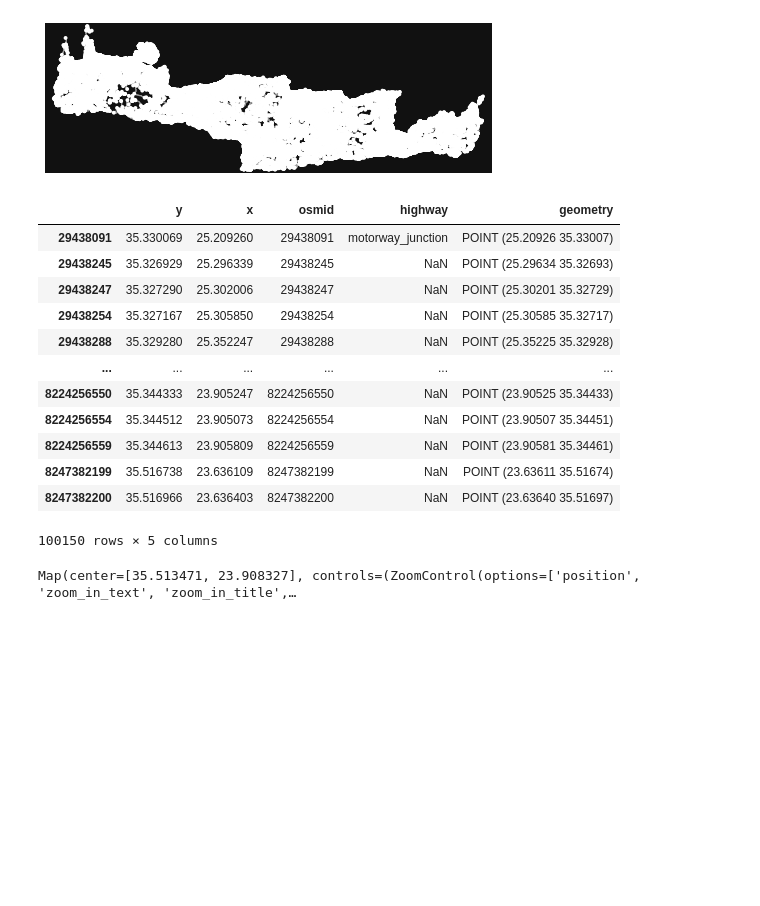
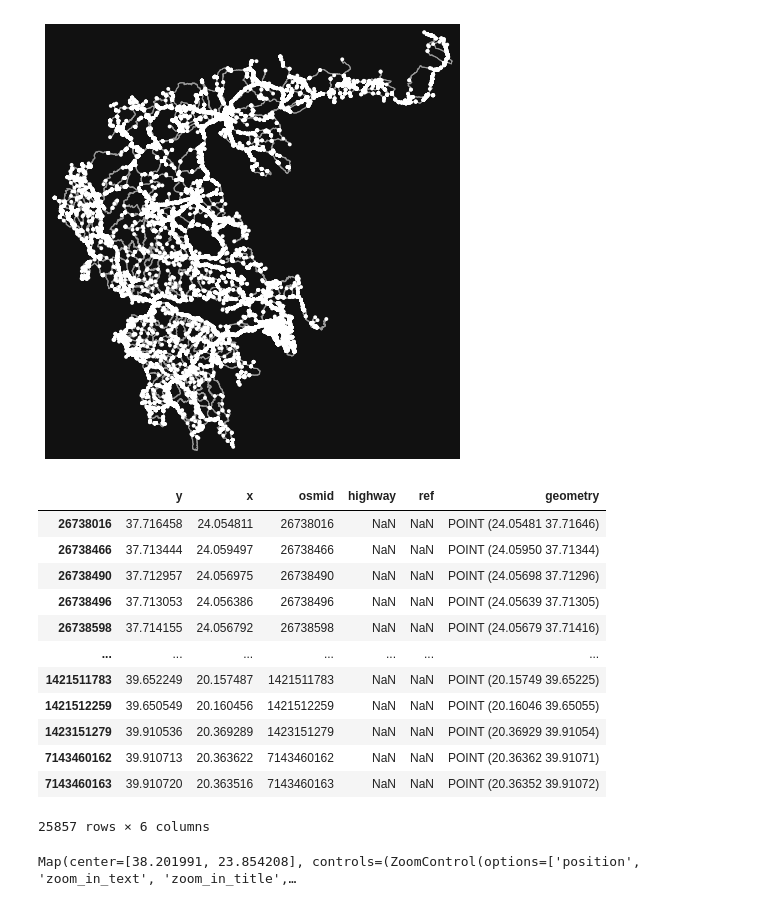
Before and after one commit to cbabalis/osm_project, a Jupyter notebook: src/networkx-osm-zografou.ipynb, the cells around one changed output. Saved outputs shown, nothing was run; the diff lists cells and outputs as text; code cells hidden in the pictures; blank space fills up the shorter version.

```diff
--- a/src/networkx-osm-zografou.ipynb
+++ b/src/networkx-osm-zografou.ipynb
@@ -6,34 +6,36 @@ from shapely.geometry import LineString, mapping
 import geopandas as gpd
 from ipyleaflet import *
 # %%
-place_name = "Zografou, Athens, Greece"
-graph = ox.graph_from_place(place_name)
+place_name = "Greece"
+ox.config(use_cache=True, log_console=True)
+cf = '["highway"~"motorway|motorway_link|trunk|secondary|primary"]'
+graph = ox.graph_from_place(place_name, network_type='drive', custom_filter=cf)
 fig, ax = ox.plot_graph(graph)
 # %% [output]
-[figure, old version]
+[figure, new version]
 # %%
 nodes, edges = ox.graph_to_gdfs(graph)
 nodes
 # %% [output]
-|  | y | x | osmid | highway | geometry |
-| 29438091 | 35.330069 | 25.209260 | 29438091 | motorway_junction | POINT (25.20926 35.33007) |
-| 29438245 | 35.326929 | 25.296339 | 29438245 | NaN | POINT (25.29634 35.32693) |
-| 29438247 | 35.327290 | 25.302006 | 29438247 | NaN | POINT (25.30201 35.32729) |
-| 29438254 | 35.327167 | 25.305850 | 29438254 | NaN | POINT (25.30585 35.32717) |
-| 29438288 | 35.329280 | 25.352247 | 29438288 | NaN | POINT (25.35225 35.32928) |
-| ... | ... | ... | ... | ... | ... |
-| 8224256550 | 35.344333 | 23.905247 | 8224256550 | NaN | POINT (23.90525 35.34433) |
-| 8224256554 | 35.344512 | 23.905073 | 8224256554 | NaN | POINT (23.90507 35.34451) |
-| 8224256559 | 35.344613 | 23.905809 | 8224256559 | NaN | POINT (23.90581 35.34461) |
-| 8247382199 | 35.516738 | 23.636109 | 8247382199 | NaN | POINT (23.63611 35.51674) |
-| 8247382200 | 35.516966 | 23.636403 | 8247382200 | NaN | POINT (23.63640 35.51697) |
+|  | y | x | osmid | highway | ref | geometry |
+| 26738016 | 37.716458 | 24.054811 | 26738016 | NaN | NaN | POINT (24.05481 37.71646) |
+| 26738466 | 37.713444 | 24.059497 | 26738466 | NaN | NaN | POINT (24.05950 37.71344) |
+| 26738490 | 37.712957 | 24.056975 | 26738490 | NaN | NaN | POINT (24.05698 37.71296) |
+| 26738496 | 37.713053 | 24.056386 | 26738496 | NaN | NaN | POINT (24.05639 37.71305) |
+| 26738598 | 37.714155 | 24.056792 | 26738598 | NaN | NaN | POINT (24.05679 37.71416) |
+| ... | ... | ... | ... | ... | ... | ... |
+| 1421511783 | 39.652249 | 20.157487 | 1421511783 | NaN | NaN | POINT (20.15749 39.65225) |
+| 1421512259 | 39.650549 | 20.160456 | 1421512259 | NaN | NaN | POINT (20.16046 39.65055) |
+| 1423151279 | 39.910536 | 20.369289 | 1423151279 | NaN | NaN | POINT (20.36929 39.91054) |
+| 7143460162 | 39.910713 | 20.363622 | 7143460162 | NaN | NaN | POINT (20.36362 39.91071) |
+| 7143460163 | 39.910720 | 20.363516 | 7143460163 | NaN | NaN | POINT (20.36352 39.91072) |
-100150 rows × 5 columns
+25857 rows × 6 columns
 # %%
-center = (35.513471, 23.908327)
-m = Map(center=center, basemap=basemaps.CartoDB.Positron, zoom=10)
+center = (38.201991,23.854208)
+m = Map(center=center, basemap=basemaps.CartoDB.Positron, zoom=8)
 m
 # %% [output]
-Map(center=[35.513471, 23.908327], controls=(ZoomControl(options=['position', 'zoom_in_text', 'zoom_in_title',…
+Map(center=[38.201991, 23.854208], controls=(ZoomControl(options=['position', 'zoom_in_text', 'zoom_in_title',…
 # %%
 edges
 # %% [output]
```
Also changed, not shown: parts of 14 cells of this notebook.
